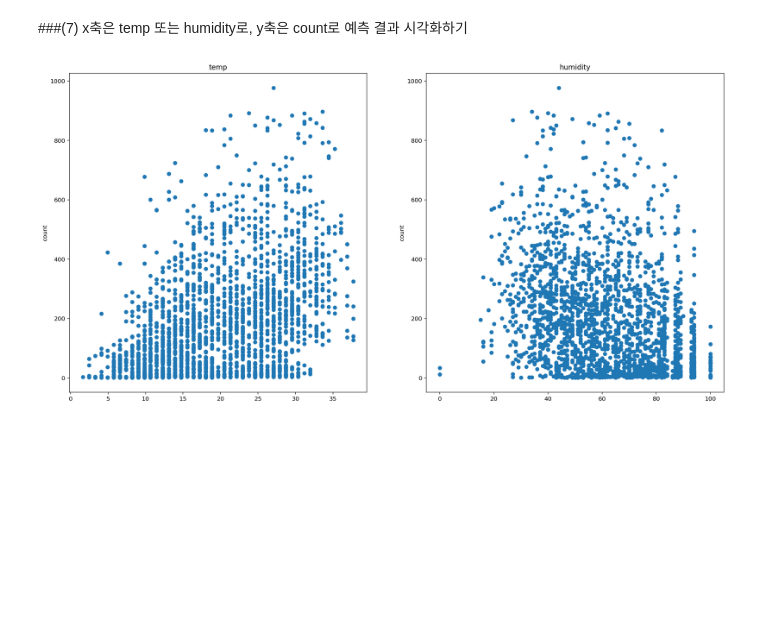
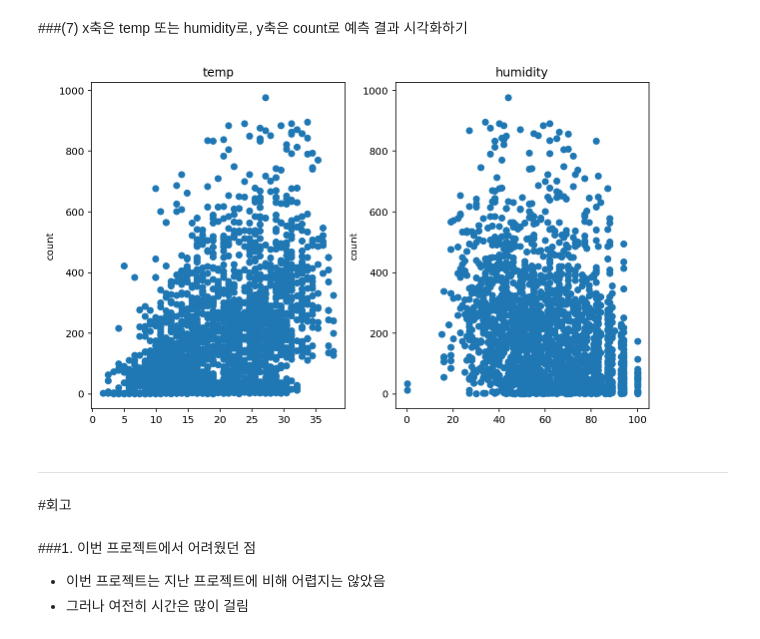
Before and after one commit to EA-park/AIFFEL, a Jupyter notebook: [Exp_02]How_Many_People_Ride_a_Bicycle.ipynb, the cells around one changed output. Saved outputs shown, nothing was run; the diff lists cells and outputs as text; code cells hidden in the pictures; blank space fills up the shorter version.

```diff
--- a/[Exp_02]How_Many_People_Ride_a_Bicycle.ipynb
+++ b/[Exp_02]How_Many_People_Ride_a_Bicycle.ipynb
@@ -280,18 +299,29 @@ RMSE =  2.7124954046395193e-13
 # %% [markdown]
 ###(7) x축은 temp 또는 humidity로, y축은 count로 예측 결과 시각화하기
 # %%
-plt.figure(figsize=[20,10])
+plt.figure(figsize=[10,6])
 plt.subplot(1,2,1)
 plt.scatter(X_test[:,8], predictions)
 #plt.scatter(X_test[:,8], y_test, c='red')
 plt.title('temp')
 plt.ylabel('count')
 
 plt.subplot(1,2,2)
 plt.scatter(X_test[:,10], predictions)
 #plt.scatter(X_test[:,10], y_test, c='red')
 plt.title('humidity')
 plt.ylabel('count')
 plt.show()
 # %% [output]
-[figure, old version]
+[figure, new version]
+# %% [markdown]
+
+
+---
+# %% [markdown]
+#회고
+# %% [markdown]
+###1. 이번 프로젝트에서 어려웠던 점
+
+- 이번 프로젝트는 지난 프로젝트에 비해 어렵지는 않았음
+- 그러나 여전히 시간은 많이 걸림
```
Also changed, not shown: parts of 16 cells of this notebook.
